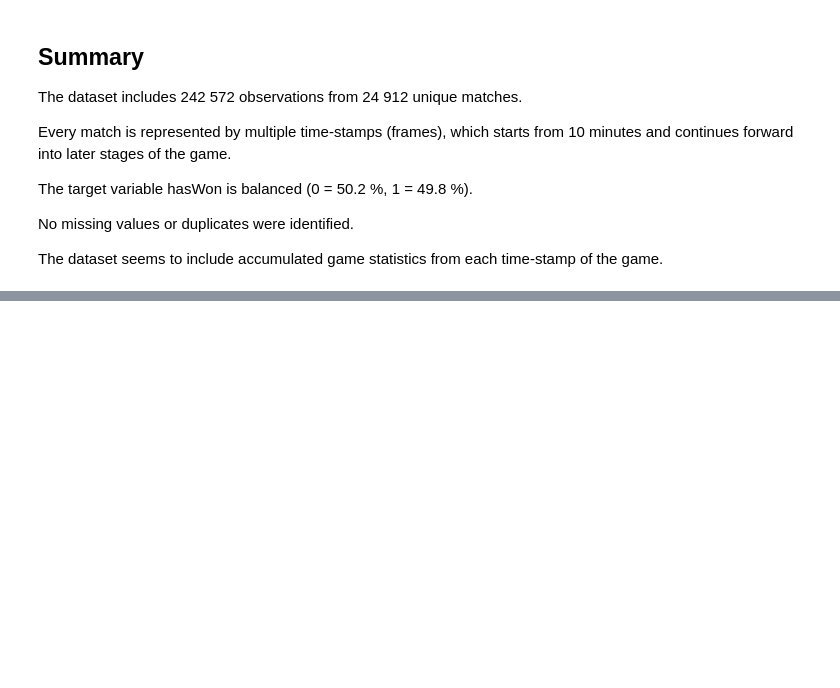
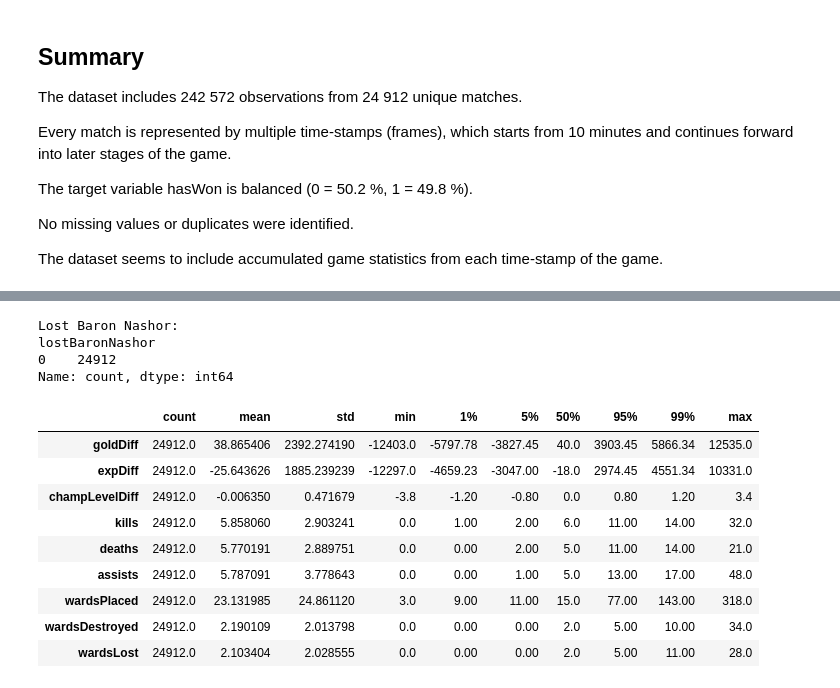
Before and after one commit to EmmaaGustafsson/LoL_AI_Analyst, a Jupyter notebook: notebooks/01_data_understanding.ipynb, the cells around one changed output, grey strips where cells are left out. Saved outputs shown, nothing was run; the diff lists cells and outputs as text; code cells hidden in the pictures; blank space fills up the shorter version.

```diff
--- a/notebooks/01_data_understanding.ipynb
+++ b/notebooks/01_data_understanding.ipynb
@@ -170,3 +170,11 @@ The target variable hasWon is balanced (0 = 50.2 %, 1 = 49.8 %).
 No missing values or duplicates were identified.
 
 The dataset seems to include accumulated game statistics from each time-stamp of the game.
+# %%
+import pandas as pd
+
+df = pd.read_csv("../data/raw/lol_ranked_games.csv")
+# %%
+df10 = df[df["frame"] == 10].copy()
+
+print(df10.shape)
@@ -172,0 +219,35 @@ The dataset seems to include accumulated game statistics from each time-stamp of
+# %%
+print("Lost Baron Nashor:")
+print(df10["lostBaronNashor"].value_counts().sort_index())
+# %% [output]
+Lost Baron Nashor:
+lostBaronNashor
+0    24912
+Name: count, dtype: int64
+# %%
+features_to_check = [
+    "goldDiff",
+    "expDiff",
+    "champLevelDiff",
+    "kills",
+    "deaths",
+    "assists",
+    "wardsPlaced",
+    "wardsDestroyed",
+    "wardsLost"
+]
+
+df10[features_to_check].describe(
+    percentiles=[0.01, 0.05, 0.50, 0.95, 0.99]
+).T
+# %% [output]
+|  | count | mean | std | min | 1% | 5% | 50% | 95% | 99% | max |
+| goldDiff | 24912.0 | 38.865406 | 2392.274190 | -12403.0 | -5797.78 | -3827.45 | 40.0 | 3903.45 | 5866.34 | 12535.0 |
+| expDiff | 24912.0 | -25.643626 | 1885.239239 | -12297.0 | -4659.23 | -3047.00 | -18.0 | 2974.45 | 4551.34 | 10331.0 |
+| champLevelDiff | 24912.0 | -0.006350 | 0.471679 | -3.8 | -1.20 | -0.80 | 0.0 | 0.80 | 1.20 | 3.4 |
+| kills | 24912.0 | 5.858060 | 2.903241 | 0.0 | 1.00 | 2.00 | 6.0 | 11.00 | 14.00 | 32.0 |
+| deaths | 24912.0 | 5.770191 | 2.889751 | 0.0 | 0.00 | 2.00 | 5.0 | 11.00 | 14.00 | 21.0 |
+| assists | 24912.0 | 5.787091 | 3.778643 | 0.0 | 0.00 | 1.00 | 5.0 | 13.00 | 17.00 | 48.0 |
+| wardsPlaced | 24912.0 | 23.131985 | 24.861120 | 3.0 | 9.00 | 11.00 | 15.0 | 77.00 | 143.00 | 318.0 |
+| wardsDestroyed | 24912.0 | 2.190109 | 2.013798 | 0.0 | 0.00 | 0.00 | 2.0 | 5.00 | 10.00 | 34.0 |
+| wardsLost | 24912.0 | 2.103404 | 2.028555 | 0.0 | 0.00 | 0.00 | 2.0 | 5.00 | 11.00 | 28.0 |
```
Also changed, not shown: parts of 4 cells of this notebook, 5 other files.
